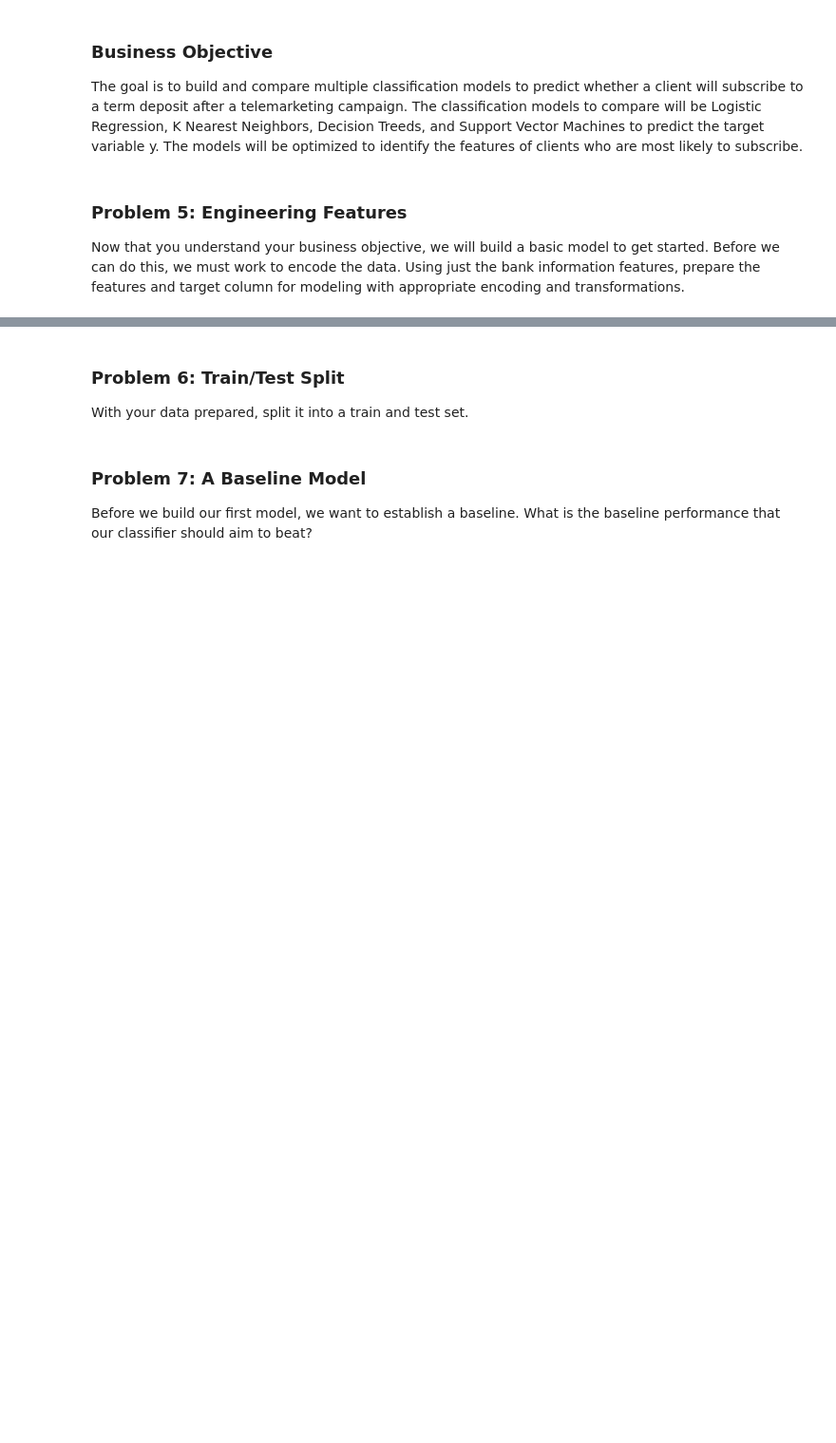
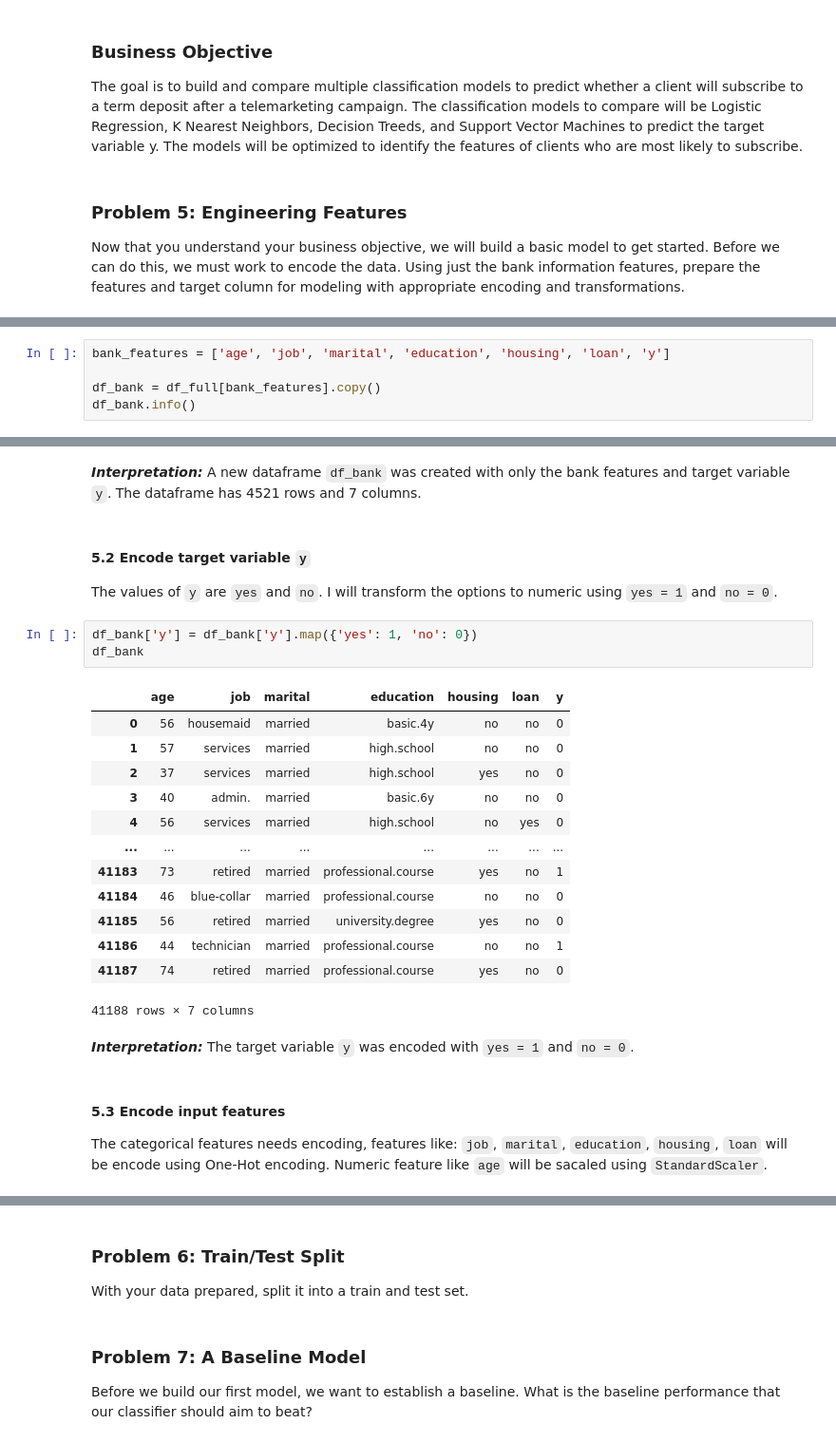
Before and after one commit to weslylaboy/classifiers-performance-comparison, a Jupyter notebook: prompt_III.ipynb, the cells around one changed output, grey strips where cells are left out. Shown at 95% size. Cells and saved outputs as stored; diff of their text form; blank space fills up the shorter version.

Commit message:
Added feature engineering: bank feature selection, categorical encoding (OneHotEncoder), target variable encoding, and scaling numeric features using ColumnTransformer.

```diff
--- a/prompt_III.ipynb
+++ b/prompt_III.ipynb
@@ -334,0 +345,5 @@ Now that you understand your business objective, we will build a basic model to
+# %%
+bank_features = ['age', 'job', 'marital', 'education', 'housing', 'loan', 'y']
+
+df_bank = df_full[bank_features].copy()
+df_bank.info()
@@ -334,0 +365,29 @@ Now that you understand your business objective, we will build a basic model to
+# %% [markdown]
+***Interpretation:*** A new dataframe `df_bank` was created with only the bank features and target variable `y`. The dataframe has 4521 rows and 7 columns.
+# %% [markdown]
+#### 5.2 Encode target variable `y`
+
+The values of `y` are `yes` and `no`. I will transform the options to numeric using `yes = 1` and `no = 0`.
+# %%
+df_bank['y'] = df_bank['y'].map({'yes': 1, 'no': 0})
+df_bank
+# %% [output]
+|  | age | job | marital | education | housing | loan | y |
+| 0 | 56 | housemaid | married | basic.4y | no | no | 0 |
+| 1 | 57 | services | married | high.school | no | no | 0 |
+| 2 | 37 | services | married | high.school | yes | no | 0 |
+| 3 | 40 | admin. | married | basic.6y | no | no | 0 |
+| 4 | 56 | services | married | high.school | no | yes | 0 |
+| ... | ... | ... | ... | ... | ... | ... | ... |
+| 41183 | 73 | retired | married | professional.course | yes | no | 1 |
+| 41184 | 46 | blue-collar | married | professional.course | no | no | 0 |
+| 41185 | 56 | retired | married | university.degree | yes | no | 0 |
+| 41186 | 44 | technician | married | professional.course | no | no | 1 |
+| 41187 | 74 | retired | married | professional.course | yes | no | 0 |
+41188 rows × 7 columns
+# %% [markdown]
+***Interpretation:*** The target variable `y` was encoded with `yes = 1` and `no = 0`.
+# %% [markdown]
+#### 5.3 Encode input features
+
+The categorical features needs encoding, features like: `job`, `marital`, `education`, `housing`, `loan` will be encode using One-Hot encoding. Numeric feature like `age` will be sacaled using `StandardScaler`.
```
Also changed, not shown: parts of 8 cells of this notebook.
